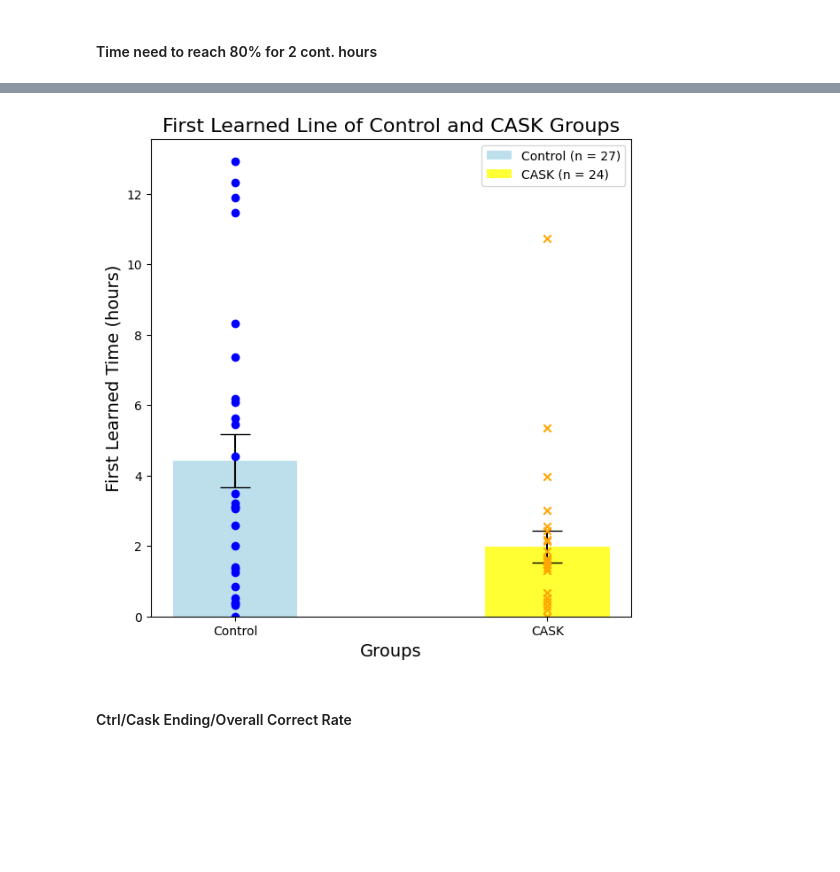
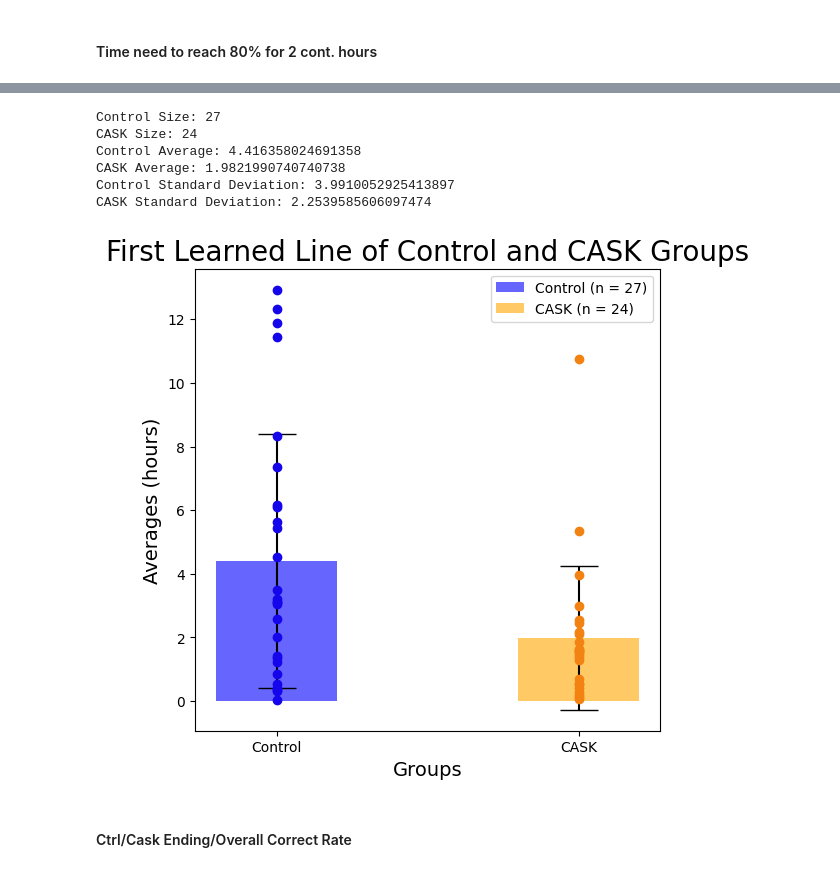
Before and after one commit to ftlabucsd/FEDUPP, a Jupyter notebook: CASK_analysis/CASK FR1 accuracy.ipynb, the cells around one changed output, grey strips where cells are left out. Cells and saved outputs as stored; diff of their text form; code cells hidden in the pictures; blank space fills up the shorter version.

```diff
--- a/CASK_analysis/CASK FR1 accuracy.ipynb
+++ b/CASK_analysis/CASK FR1 accuracy.ipynb
@@ -89,5 +82,11 @@ P Value is  0.005547292840276493
 Experiment group is significantly less than control group
 # %%
-graph_avg_learned_line(ctrl=ctrl_learned_time, exp=cask_learned_time, exp_group_name='CASK')
+graph_group_stats(ctrl=ctrl_learned_time, exp=cask_learned_time, exp_name='CASK', stats_name='First Learned Line', unit='hours')
 # %% [output]
+Control Size: 27
+CASK Size: 24
+Control Average: 4.416358024691358
+CASK Average: 1.9821990740740738
+Control Standard Deviation: 3.9910052925413897
+CASK Standard Deviation: 2.2539585606097474
-[figure, old version]
+[figure, new version]
```
Also changed, not shown: parts of 8 cells of this notebook, 10 other files.
